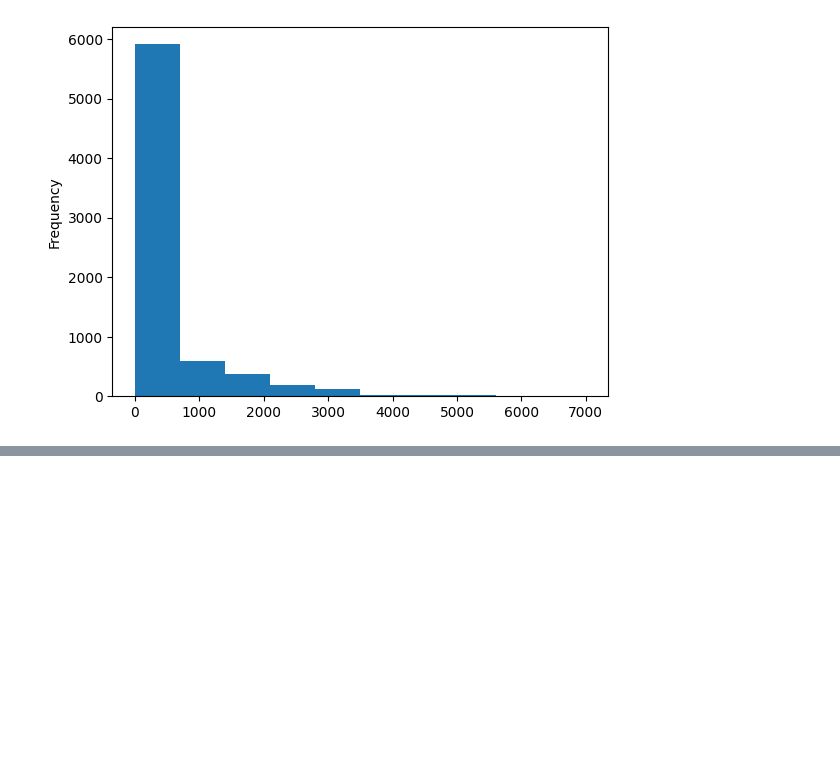
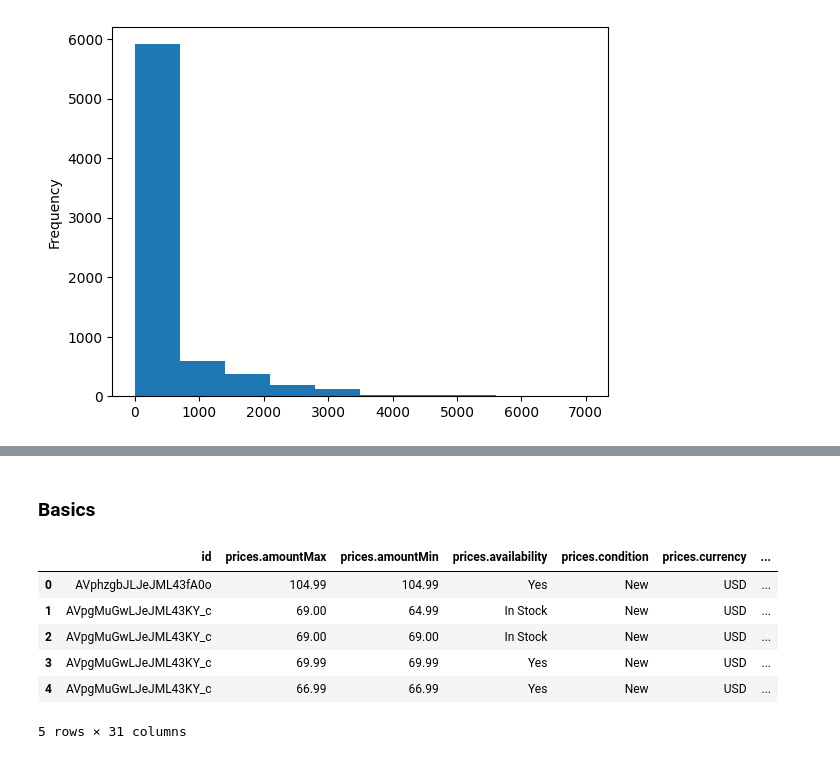
Before and after one commit to azhar22k/pyplay, a Jupyter notebook: 3.pandas-intro.ipynb, the cells around one changed output, grey strips where cells are left out. Saved outputs shown, nothing was run; the diff lists cells and outputs as text; code cells hidden in the pictures; blank space fills up the shorter version.

Commit message:
feat: added pandas basics

```diff
--- a/3.pandas-intro.ipynb
+++ b/3.pandas-intro.ipynb
@@ -64,0 +110,13 @@ df["prices.amountMax"].plot(kind="hist")
+# %% [markdown]
+### Basics
+# %%
+# Head
+df.head(5)
+# %% [output]
+|  | id | prices.amountMax | prices.amountMin | prices.availability | prices.condition | prices.currency | ... |
+| 0 | AVphzgbJLJeJML43fA0o | 104.99 | 104.99 | Yes | New | USD | ... |
+| 1 | AVpgMuGwLJeJML43KY_c | 69.00 | 64.99 | In Stock | New | USD | ... |
+| 2 | AVpgMuGwLJeJML43KY_c | 69.00 | 69.00 | In Stock | New | USD | ... |
+| 3 | AVpgMuGwLJeJML43KY_c | 69.99 | 69.99 | Yes | New | USD | ... |
+| 4 | AVpgMuGwLJeJML43KY_c | 66.99 | 66.99 | Yes | New | USD | ... |
+5 rows × 31 columns
```
Also changed, not shown: parts of 12 cells of this notebook, 1 other file.
